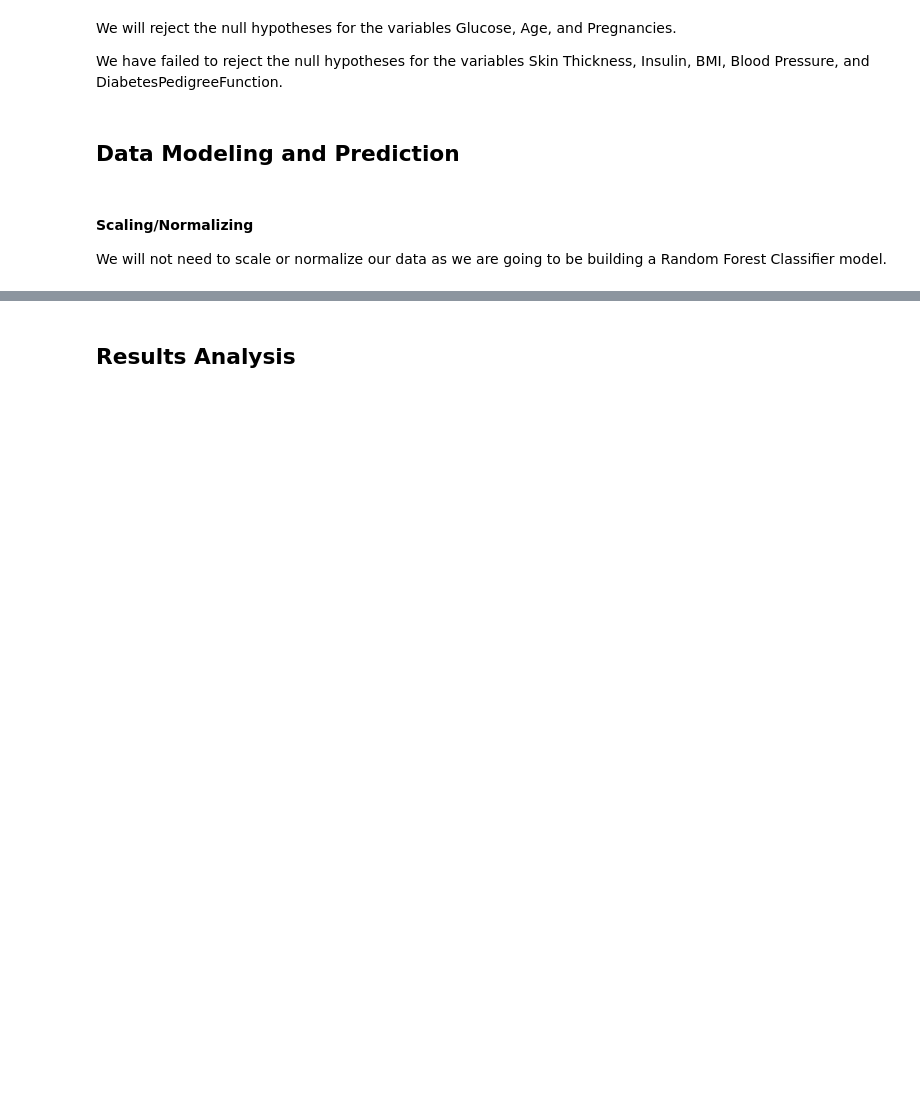
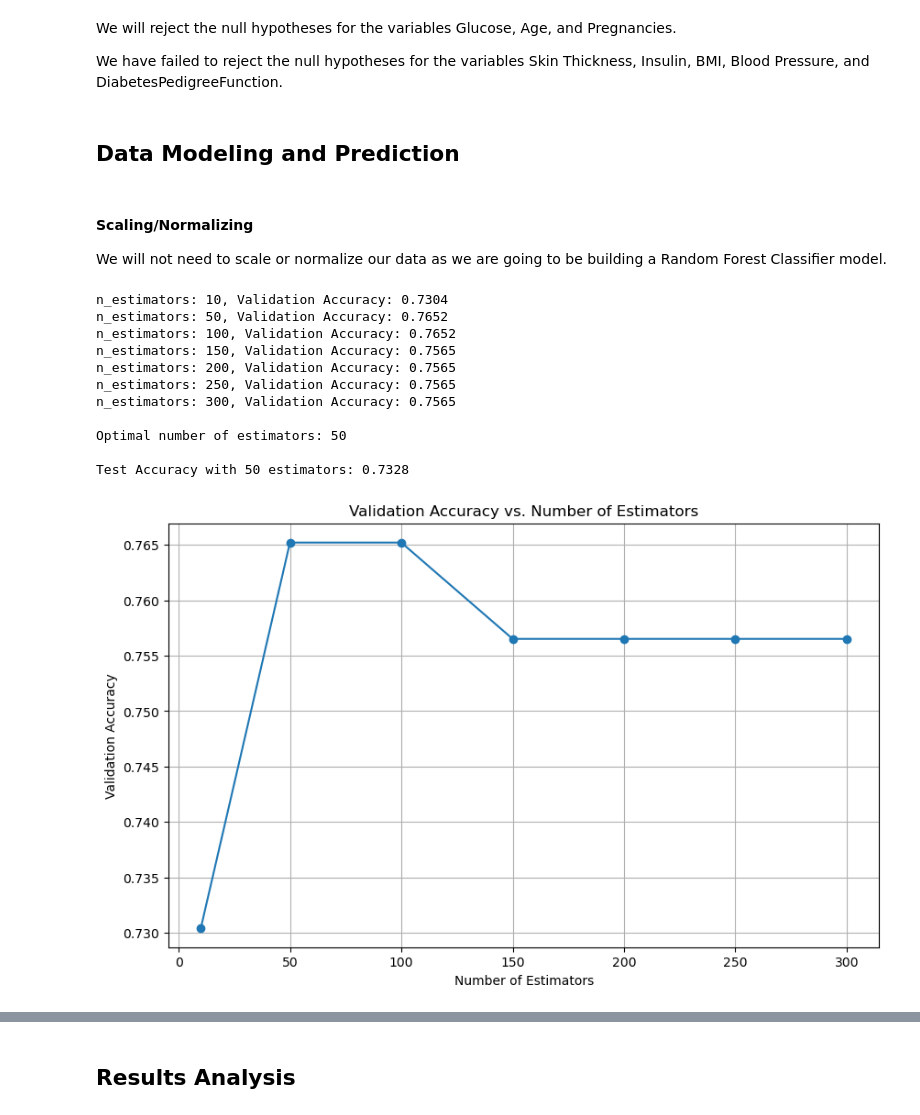
Before and after one commit to grudzinskio/DiabetesPrediction, a Jupyter notebook: FinalNotebook.ipynb, the cells around one changed output, grey strips where cells are left out. Drawn from its saved outputs; the diff is of its cells as text; code cells hidden in the pictures; blank space fills up the shorter version.

Commit message:
Added model

```diff
--- a/FinalNotebook.ipynb
+++ b/FinalNotebook.ipynb
@@ -324,3 +299,67 @@ We have failed to reject the null hypotheses for the variables Skin Thickness, I
 #### Scaling/Normalizing
 
 We will not need to scale or normalize our data as we are going to be building a Random Forest Classifier model.
+# %%
+from sklearn.model_selection import train_test_split
+from sklearn.ensemble import RandomForestClassifier
+from sklearn.metrics import accuracy_score
+import matplotlib.pyplot as plt
+import pandas as pd
+
+# Define features and target variable
+X = df.drop(columns=["Outcome"])
+y = df["Outcome"]
+
+# Split the data into training, validation, and test sets
+X_train, X_temp, y_train, y_temp = train_test_split(X, y, test_size=0.3, random_state=42, stratify=y)
+X_val, X_test, y_val, y_test = train_test_split(X_temp, y_temp, test_size=0.5, random_state=42, stratify=y_temp)
+
+# Range of n_estimators to test
+n_estimators_range = [10, 50, 100, 150, 200, 250, 300]
+
+# Dictionary to store validation accuracies
+validation_accuracies = {}
+
+# Find the optimal number of estimators
+for n_estimators in n_estimators_range:
+    rf_model = RandomForestClassifier(random_state=42, n_estimators=n_estimators)
+    rf_model.fit(X_train, y_train)
+    y_val_pred = rf_model.predict(X_val)
+    accuracy = accuracy_score(y_val, y_val_pred)
+    validation_accuracies[n_estimators] = accuracy
+    print(f"n_estimators: {n_estimators}, Validation Accuracy: {accuracy:.4f}")
+
+# Find the n_estimators with the best validation accuracy
+optimal_n_estimators = max(validation_accuracies, key=validation_accuracies.get)
+print(f"\nOptimal number of estimators: {optimal_n_estimators}")
+
+# Train the final model with the optimal number of estimators
+rf_model = RandomForestClassifier(random_state=42, n_estimators=optimal_n_estimators)
+rf_model.fit(X_train, y_train)
+
+# Evaluate the model on the test set
+y_test_pred = rf_model.predict(X_test)
+test_accuracy = accuracy_score(y_test, y_test_pred)
+print(f"\nTest Accuracy with {optimal_n_estimators} estimators: {test_accuracy:.4f}")
+
+# Plot validation accuracies
+plt.figure(figsize=(10, 6))
+plt.plot(n_estimators_range, validation_accuracies.values(), marker='o', linestyle='-')
+plt.title("Validation Accuracy vs. Number of Estimators")
+plt.xlabel("Number of Estimators")
+plt.ylabel("Validation Accuracy")
+plt.grid()
+plt.show()
+# %% [output]
+n_estimators: 10, Validation Accuracy: 0.7304
+n_estimators: 50, Validation Accuracy: 0.7652
+n_estimators: 100, Validation Accuracy: 0.7652
+n_estimators: 150, Validation Accuracy: 0.7565
+n_estimators: 200, Validation Accuracy: 0.7565
+n_estimators: 250, Validation Accuracy: 0.7565
+n_estimators: 300, Validation Accuracy: 0.7565
+
+Optimal number of estimators: 50
+
+Test Accuracy with 50 estimators: 0.7328
+[figure, added]
```
Also changed, not shown: parts of 4 cells of this notebook.
